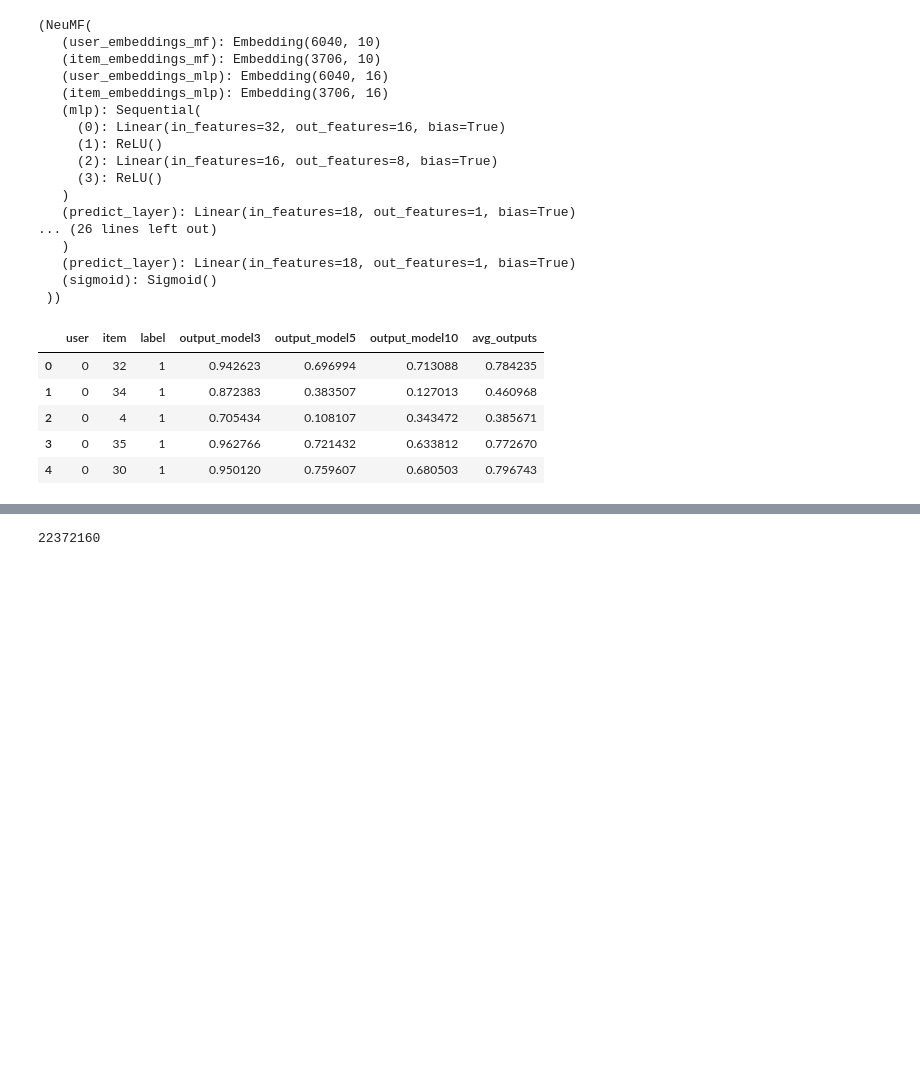
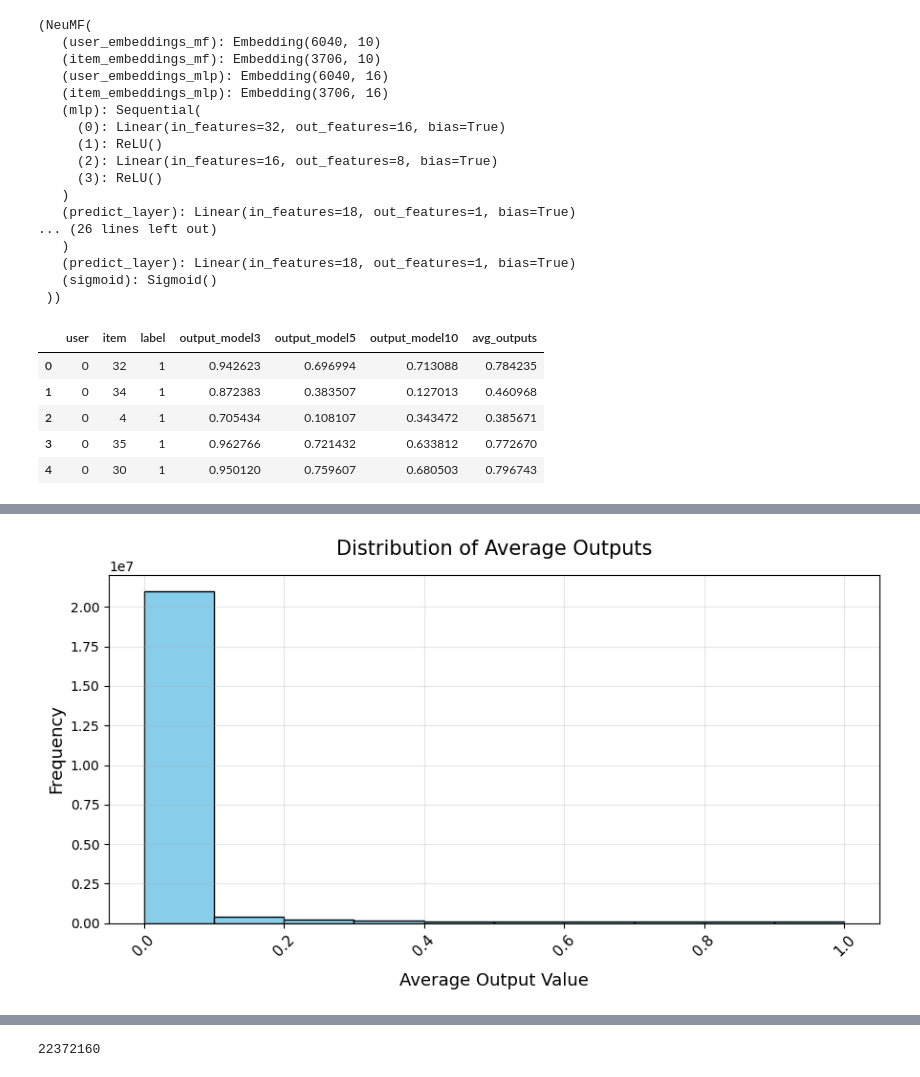
Before and after one commit to panchaldhruv27223/NCF_Recommendation, a Jupyter notebook: NCF_Pytorch/Custom_User_centric_batch/get_data_info.ipynb, the cells around one changed output, grey strips where cells are left out. Drawn from its saved outputs; the diff is of its cells as text; code cells hidden in the pictures; blank space fills up the shorter version.

```diff
--- a/NCF_Pytorch/Custom_User_centric_batch/get_data_info.ipynb
+++ b/NCF_Pytorch/Custom_User_centric_batch/get_data_info.ipynb
@@ -356,0 +406,17 @@ df.head()
+# %%
+plt.figure(figsize=(9, 5))
+plt.hist(df["avg_outputs"], bins=10, color="skyblue", edgecolor="black")
+
+plt.title("Distribution of Average Outputs", fontsize=15, pad=15)
+plt.xlabel("Average Output Value", fontsize=13, labelpad=10)
+plt.ylabel("Frequency", fontsize=13)
+
+# Make x-axis more readable
+plt.xticks(fontsize=11, rotation=45)
+plt.ticklabel_format(axis='x', style='sci', scilimits=(0, 0))  # show scientific notation cleanly
+
+plt.grid(alpha=0.3)
+plt.tight_layout()
+plt.show()
+# %% [output]
+[figure, added]
```
Also changed, not shown: parts of 20 cells of this notebook, 11 other files.
